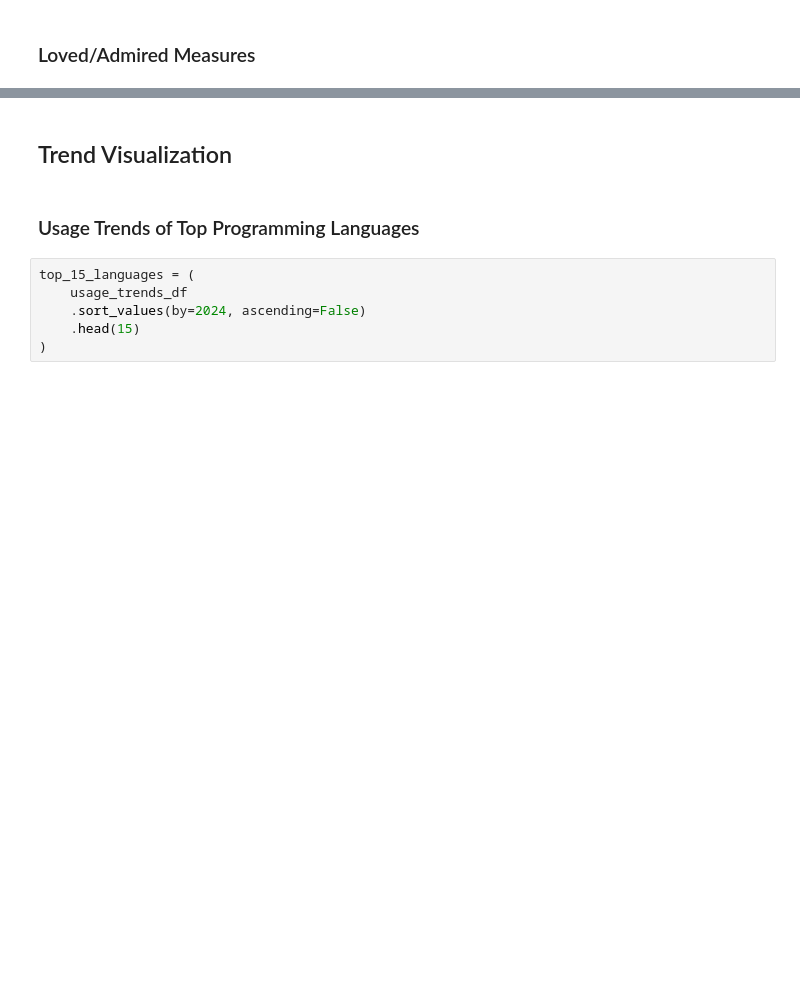
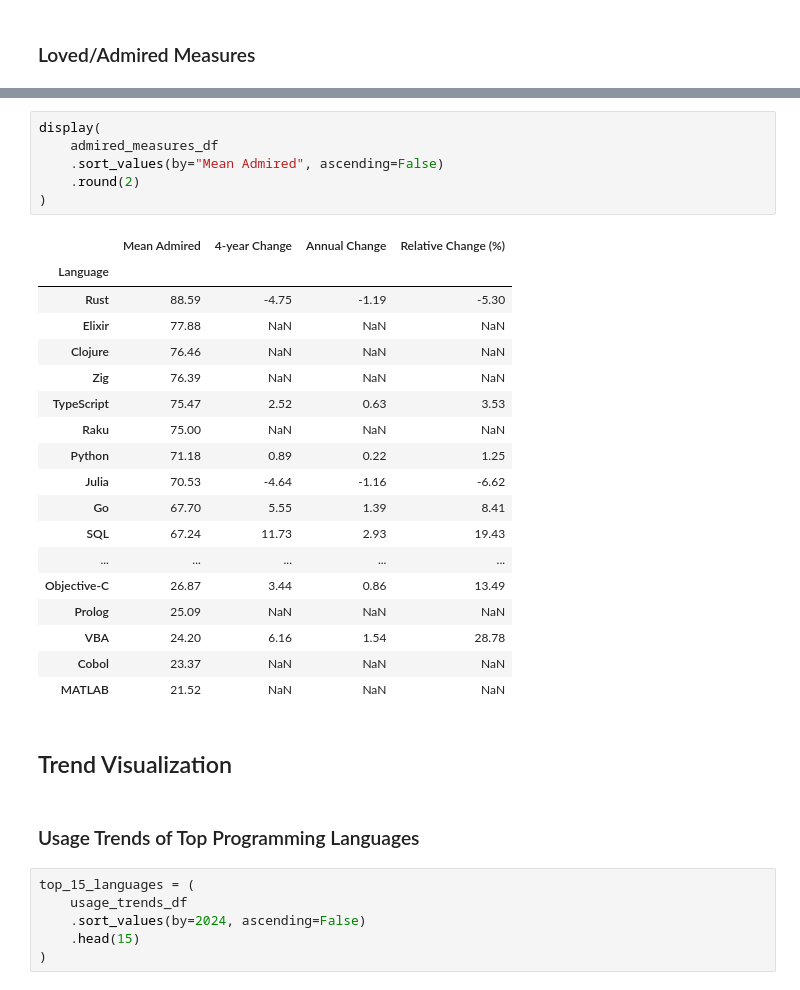
Before and after one commit to devinlin89/SO-language-trends-2020-2024, a Jupyter notebook: notebooks/analysis.ipynb, the cells around one changed output, grey strips where cells are left out. Drawn from its saved outputs; the diff is of its cells as text; blank space fills up the shorter version.

```diff
--- a/notebooks/analysis.ipynb
+++ b/notebooks/analysis.ipynb
@@ -440,3 +581,28 @@ display(
+# %%
+display(
+    admired_measures_df
+    .sort_values(by="Mean Admired", ascending=False)
+    .round(2)
+)
+# %% [output]
+|  | Mean Admired | 4-year Change | Annual Change | Relative Change (%) |
+| Language |  |  |  |  |
+| Rust | 88.59 | -4.75 | -1.19 | -5.30 |
+| Elixir | 77.88 | NaN | NaN | NaN |
+| Clojure | 76.46 | NaN | NaN | NaN |
+| Zig | 76.39 | NaN | NaN | NaN |
+| TypeScript | 75.47 | 2.52 | 0.63 | 3.53 |
+| Raku | 75.00 | NaN | NaN | NaN |
+| Python | 71.18 | 0.89 | 0.22 | 1.25 |
+| Julia | 70.53 | -4.64 | -1.16 | -6.62 |
+| Go | 67.70 | 5.55 | 1.39 | 8.41 |
+| SQL | 67.24 | 11.73 | 2.93 | 19.43 |
+| ... | ... | ... | ... | ... |
+| Objective-C | 26.87 | 3.44 | 0.86 | 13.49 |
+| Prolog | 25.09 | NaN | NaN | NaN |
+| VBA | 24.20 | 6.16 | 1.54 | 28.78 |
+| Cobol | 23.37 | NaN | NaN | NaN |
+| MATLAB | 21.52 | NaN | NaN | NaN |
 # %% [markdown]
 ## Trend Visualization
 # %% [markdown]
```
Also changed, not shown: parts of 18 cells of this notebook.
